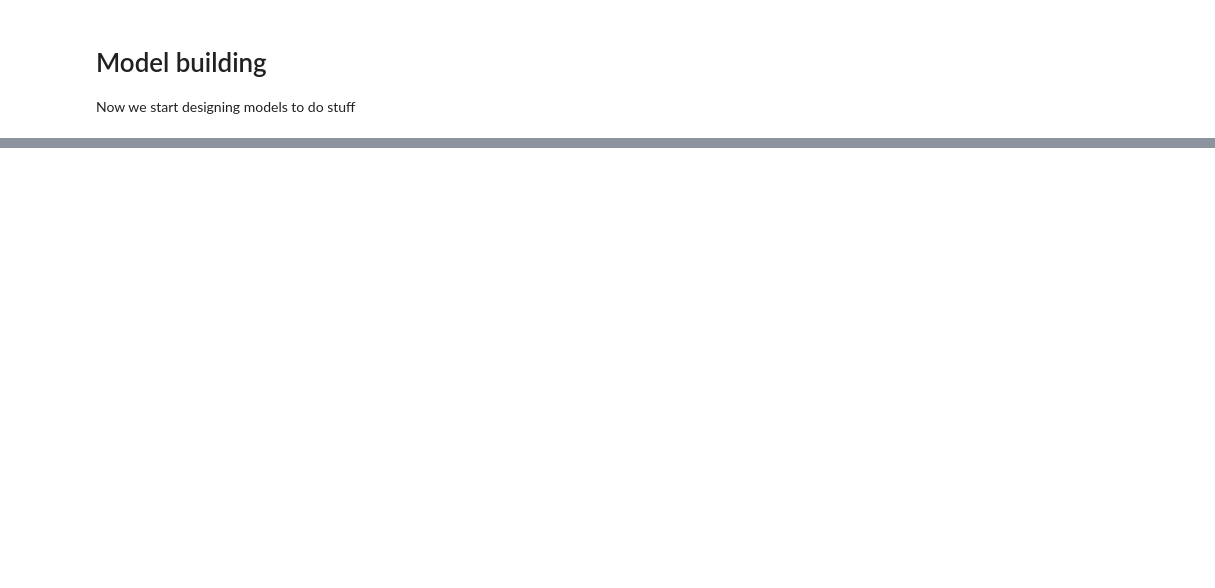
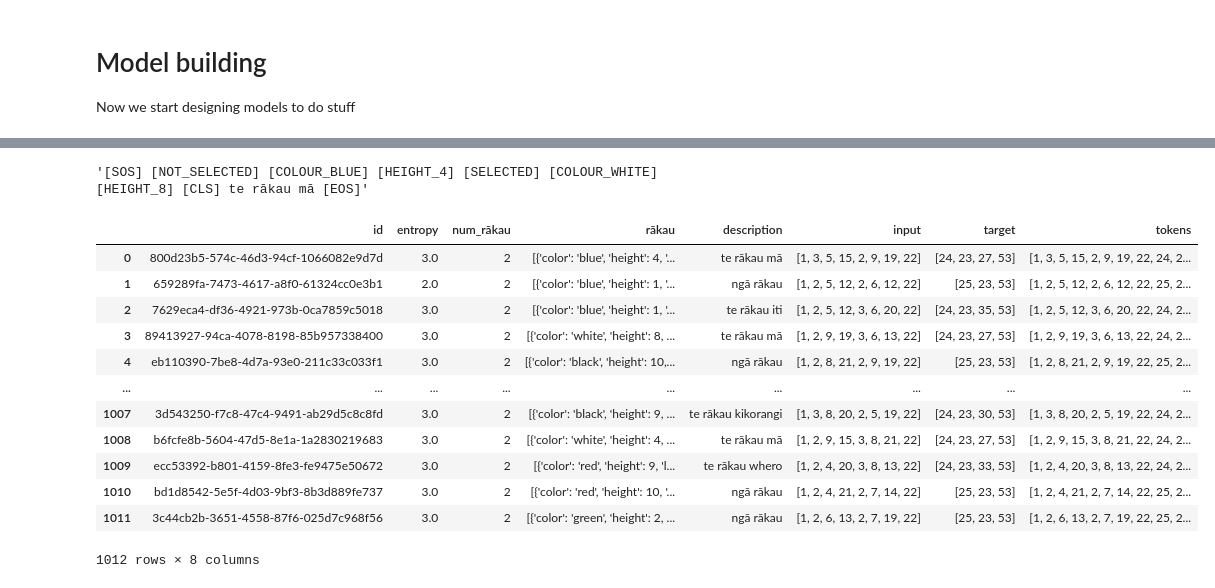
Before and after one commit to mathematiguy/horopakitanga, a Jupyter notebook: notebooks/04-model-building.ipynb, the cells around one changed output, grey strips where cells are left out. Cells and saved outputs as stored; diff of their text form; code cells hidden in the pictures; blank space fills up the shorter version.

```diff
--- a/notebooks/04-model-building.ipynb
+++ b/notebooks/04-model-building.ipynb
@@ -18,5 +19,6 @@ from ataarangi.data import encode_world_state, TextTokenizer, WorldStateTokenize
 # %%
 # Initialize tokenizers
+tokenizer = SequenceTokenizer('../data/worldstate_tokens.txt', '../data/tokens.txt')
 world_state_tokenizer = WorldStateTokenizer('../data/worldstate_tokens.txt')
 text_tokenizer = TextTokenizer('../data/tokens.txt')
 # %%
@@ -214,0 +74,33 @@ Epoch 100/100, Batch 0, Loss: 1.9081225395202637
+# %%
+rākau_data['tokens'] = rākau_data.description.apply(lambda x: ' '.join(['[CLS]', x, '[END]']))
+vocab_data = rākau_data.tokens.str.split().explode().value_counts().to_frame().reset_index()
+
+vocab_type_dict = {
+    'colour': ['mā', 'kōwhai', 'kikorangi', 'kākāriki', 'pango', 'māwhero', 'whero', 'parauri'],
+    'det': ['te', 'ngā'],
+    'conjunction': ['me'],
+    'noun': ['rākau'],
+    'size': ['iti', 'nui'],
+    'except': ['hāunga'],
+    'locative': ['kei'],
+    'position': ['taha'],
+    'side': ['mauī', 'matau'],
+    'number': ['rua', 'toru'],
+    'all': ['katoa'],
+    'furthest': ['tawhiti_rawa'],
+    'most': ['rawa'],
+    'to': ['ki'],
+    'in': ['i'],
+    'e': ['e'],
+    'preposition': ['waenganui'],
+    'particle': ['mai'],
+    'ordinal': ['tuarua'],
+    '[END]': ['[END]'],
+    '[CLS]': ['[CLS]']
+}
+
+word_to_type_dict = {word: typ for typ, words in vocab_type_dict.items() for word in words}
+
+vocab_data['class'] = vocab_data.tokens.apply(lambda x: word_to_type_dict[x] if x in word_to_type_dict else None)
+vocab_data = vocab_data.rename(columns={'tokens': 'kupu'})[['kupu', 'class', 'count']]
+vocab_data
@@ -214,0 +324,23 @@ Epoch 100/100, Batch 0, Loss: 1.9081225395202637
+# %%
+rākau = rākau_data.rākau[0]
+words = rākau_data.description[0]
+tokenizer.decode(tokenizer.tokenize(rākau_data.rākau[0] + [words]))
+# %% [output]
+'[SOS] [NOT_SELECTED] [COLOUR_BLUE] [HEIGHT_4] [SELECTED] [COLOUR_WHITE] [HEIGHT_8] [CLS] te rākau mā [EOS]'
+# %%
+rākau_data['tokens'] = rākau_data.apply(lambda x: tokenizer.tokenize(x.rākau + x.description.split()), axis=1)
+rākau_data
+# %% [output]
+|  | id | entropy | num_rākau | rākau | description | input | target | tokens |
+| 0 | 800d23b5-574c-46d3-94cf-1066082e9d7d | 3.0 | 2 | [{'color': 'blue', 'height': 4, '... | te rākau mā | [1, 3, 5, 15, 2, 9, 19, 22] | [24, 23, 27, 53] | [1, 3, 5, 15, 2, 9, 19, 22, 24, 2... |
+| 1 | 659289fa-7473-4617-a8f0-61324cc0e3b1 | 2.0 | 2 | [{'color': 'blue', 'height': 1, '... | ngā rākau | [1, 2, 5, 12, 2, 6, 12, 22] | [25, 23, 53] | [1, 2, 5, 12, 2, 6, 12, 22, 25, 2... |
+| 2 | 7629eca4-df36-4921-973b-0ca7859c5018 | 3.0 | 2 | [{'color': 'blue', 'height': 1, '... | te rākau iti | [1, 2, 5, 12, 3, 6, 20, 22] | [24, 23, 35, 53] | [1, 2, 5, 12, 3, 6, 20, 22, 24, 2... |
+| 3 | 89413927-94ca-4078-8198-85b957338400 | 3.0 | 2 | [{'color': 'white', 'height': 8, ... | te rākau mā | [1, 2, 9, 19, 3, 6, 13, 22] | [24, 23, 27, 53] | [1, 2, 9, 19, 3, 6, 13, 22, 24, 2... |
+| 4 | eb110390-7be8-4d7a-93e0-211c33c033f1 | 3.0 | 2 | [{'color': 'black', 'height': 10,... | ngā rākau | [1, 2, 8, 21, 2, 9, 19, 22] | [25, 23, 53] | [1, 2, 8, 21, 2, 9, 19, 22, 25, 2... |
+| ... | ... | ... | ... | ... | ... | ... | ... | ... |
+| 1007 | 3d543250-f7c8-47c4-9491-ab29d5c8c8fd | 3.0 | 2 | [{'color': 'black', 'height': 9, ... | te rākau kikorangi | [1, 3, 8, 20, 2, 5, 19, 22] | [24, 23, 30, 53] | [1, 3, 8, 20, 2, 5, 19, 22, 24, 2... |
+| 1008 | b6fcfe8b-5604-47d5-8e1a-1a2830219683 | 3.0 | 2 | [{'color': 'white', 'height': 4, ... | te rākau mā | [1, 2, 9, 15, 3, 8, 21, 22] | [24, 23, 27, 53] | [1, 2, 9, 15, 3, 8, 21, 22, 24, 2... |
+| 1009 | ecc53392-b801-4159-8fe3-fe9475e50672 | 3.0 | 2 | [{'color': 'red', 'height': 9, 'l... | te rākau whero | [1, 2, 4, 20, 3, 8, 13, 22] | [24, 23, 33, 53] | [1, 2, 4, 20, 3, 8, 13, 22, 24, 2... |
+| 1010 | bd1d8542-5e5f-4d03-9bf3-8b3d889fe737 | 3.0 | 2 | [{'color': 'red', 'height': 10, '... | ngā rākau | [1, 2, 4, 21, 2, 7, 14, 22] | [25, 23, 53] | [1, 2, 4, 21, 2, 7, 14, 22, 25, 2... |
+| 1011 | 3c44cb2b-3651-4558-87f6-025d7c968f56 | 3.0 | 2 | [{'color': 'green', 'height': 2, ... | ngā rākau | [1, 2, 6, 13, 2, 7, 19, 22] | [25, 23, 53] | [1, 2, 6, 13, 2, 7, 19, 22, 25, 2... |
+1012 rows × 8 columns
```
Also changed, not shown: parts of 30 cells of this notebook, 14 other files.
